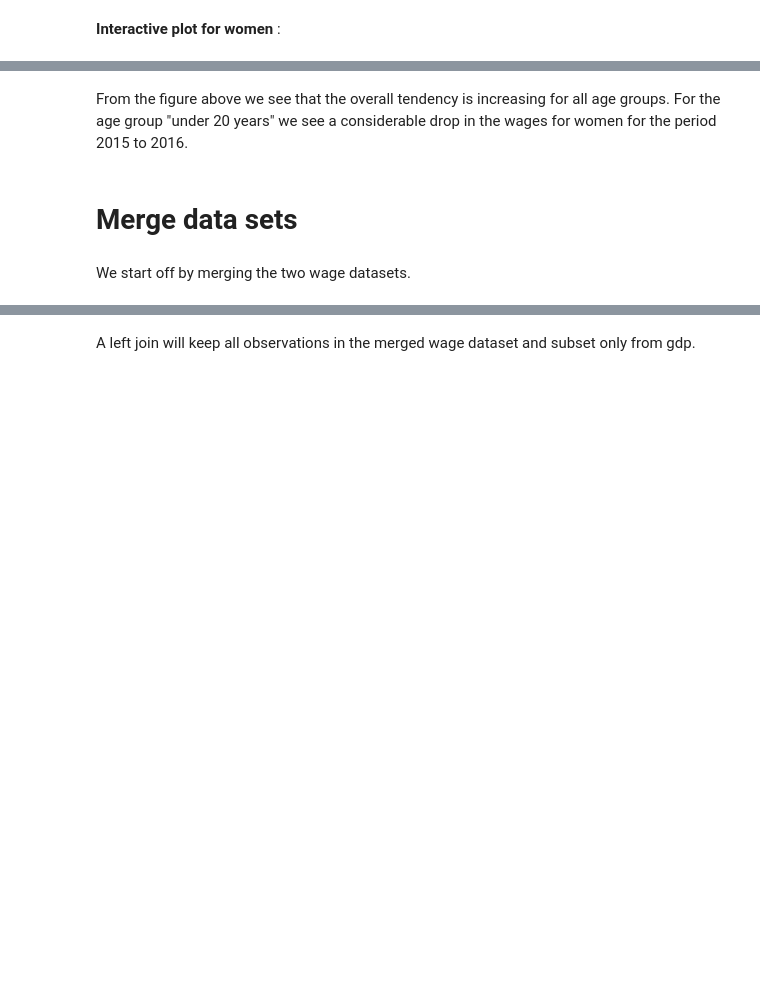
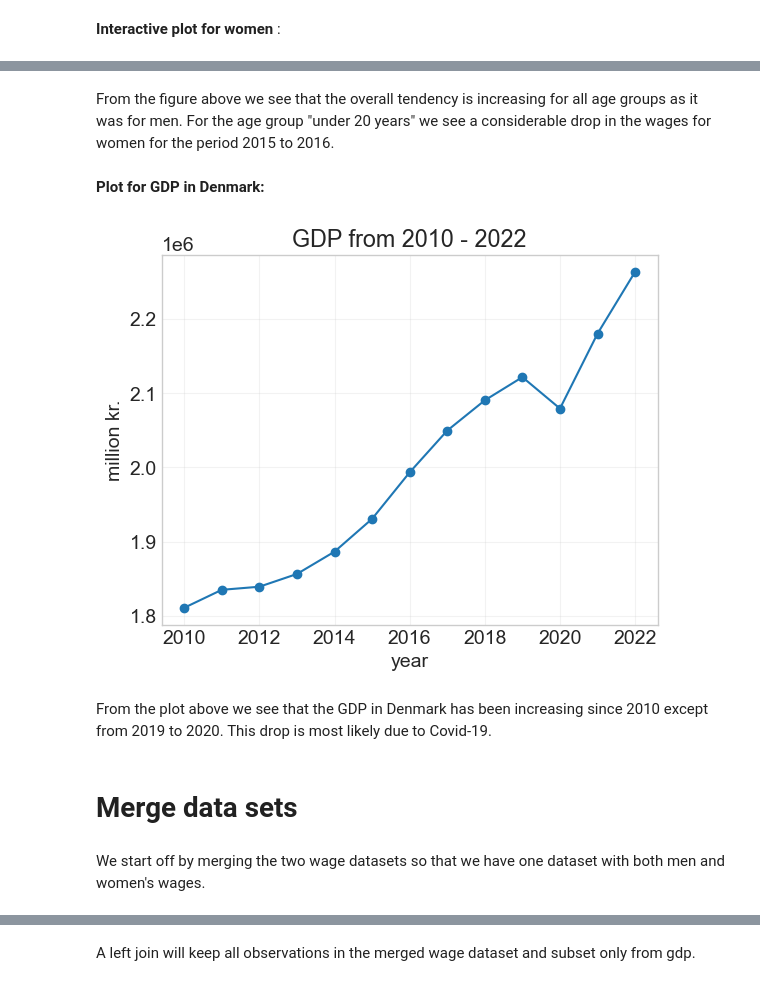
Before and after one commit to NumEconCopenhagen/projects-2023-julie-ida-ida, a Jupyter notebook: dataproject/dataproject.ipynb, the cells around one changed output, grey strips where cells are left out. Saved outputs shown, nothing was run; the diff lists cells and outputs as text; code cells hidden in the pictures; blank space fills up the shorter version.

```diff
--- a/dataproject/dataproject.ipynb
+++ b/dataproject/dataproject.ipynb
@@ -184,9 +285,24 @@ widgets.interact(plot_women,
 # %% [markdown]
-From the figure above we see that the overall tendency is increasing for all age groups. For the age group "under 20 years" we see a considerable drop in the wages for women for the period 2015 to 2016.
+From the figure above we see that the overall tendency is increasing for all age groups as it was for men. For the age group "under 20 years" we see a considerable drop in the wages for women for the period 2015 to 2016.
+# %% [markdown]
+**Plot for GDP in Denmark:**
+# %%
+# Creating the figure for GDP
+fig = plt.figure()
+ax = fig.add_subplot(1,1,1)
+
+gdp_long.groupby('year')['gdp'].mean().plot(ax=ax,style='-o')
+
+ax.set_ylabel('million kr.')
+ax.set_title('GDP from 2010 - 2022');
+# %% [output]
+[figure, added]
+# %% [markdown]
+From the plot above we see that the GDP in Denmark has been increasing since 2010 except from 2019 to 2020. This drop is most likely due to Covid-19.
 # %% [markdown]
 # Merge data sets
 # %% [markdown]
-We start off by merging the two wage datasets.
+We start off by merging the two wage datasets so that we have one dataset with both men and women's wages.
 # %%
 # Merging the two wage datasets over year and age intervals
 mergedwage = pd.merge(wagewomen_long, wagemen_long, how='left', on=['year', 'age_intervals'])
```
Also changed, not shown: parts of 21 cells of this notebook.
